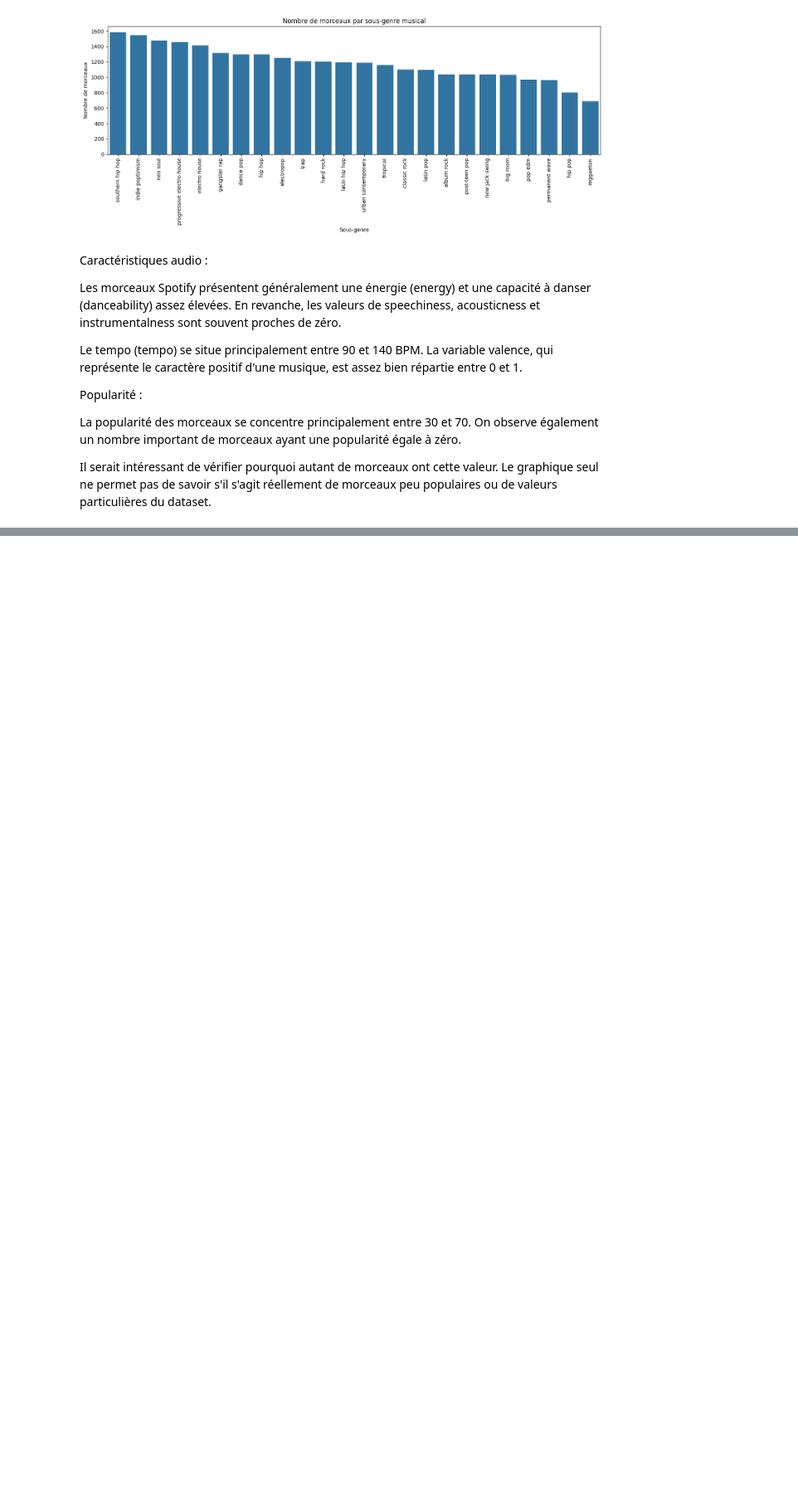
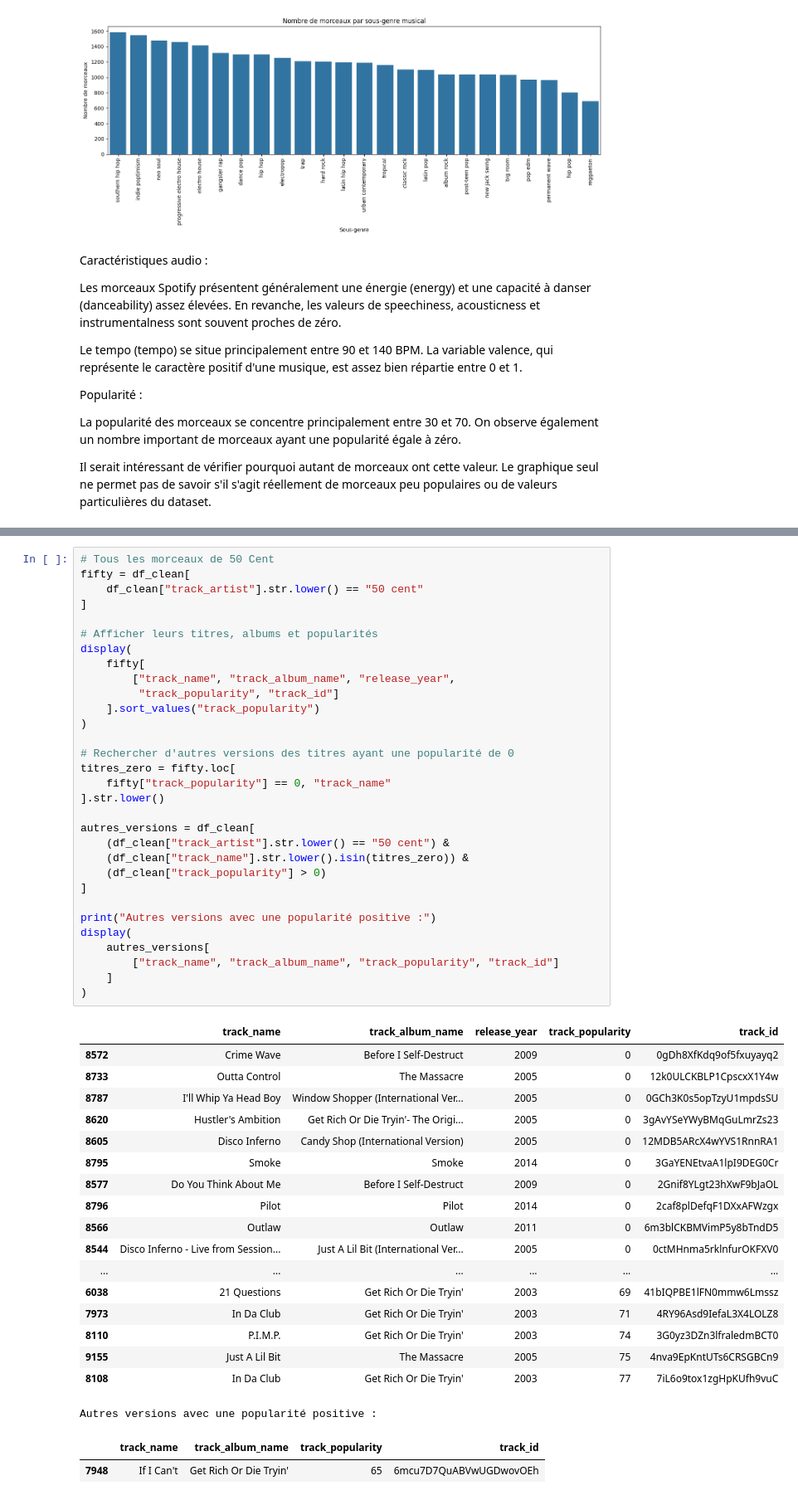
Before and after one commit to Mercure95/Projet-Machine-Learning-n-2---Spotify, a Jupyter notebook: notebooks/01_exploration.ipynb, the cells around one changed output, grey strips where cells are left out. Shown at 83% size. Cells and saved outputs as stored; diff of their text form; blank space fills up the shorter version.

```diff
--- a/notebooks/01_exploration.ipynb
+++ b/notebooks/01_exploration.ipynb
@@ -182,0 +462,52 @@ Popularité égale à 0 : 2620
+# %%
+# Tous les morceaux de 50 Cent
+fifty = df_clean[
+    df_clean["track_artist"].str.lower() == "50 cent"
+]
+
+# Afficher leurs titres, albums et popularités
+display(
+    fifty[
+        ["track_name", "track_album_name", "release_year",
+         "track_popularity", "track_id"]
+    ].sort_values("track_popularity")
+)
+
+# Rechercher d'autres versions des titres ayant une popularité de 0
+titres_zero = fifty.loc[
+    fifty["track_popularity"] == 0, "track_name"
+].str.lower()
+
+autres_versions = df_clean[
+    (df_clean["track_artist"].str.lower() == "50 cent") &
+    (df_clean["track_name"].str.lower().isin(titres_zero)) &
+    (df_clean["track_popularity"] > 0)
+]
+
+print("Autres versions avec une popularité positive :")
+display(
+    autres_versions[
+        ["track_name", "track_album_name", "track_popularity", "track_id"]
+    ]
+)
+# %% [output]
+|  | track_name | track_album_name | release_year | track_popularity | track_id |
+| 8572 | Crime Wave | Before I Self-Destruct | 2009 | 0 | 0gDh8XfKdq9of5fxuyayq2 |
+| 8733 | Outta Control | The Massacre | 2005 | 0 | 12k0ULCKBLP1CpscxX1Y4w |
+| 8787 | I'll Whip Ya Head Boy | Window Shopper (International Ver... | 2005 | 0 | 0GCh3K0s5opTzyU1mpdsSU |
+| 8620 | Hustler's Ambition | Get Rich Or Die Tryin'- The Origi... | 2005 | 0 | 3gAvYSeYWyBMqGuLmrZs23 |
+| 8605 | Disco Inferno | Candy Shop (International Version) | 2005 | 0 | 12MDB5ARcX4wYVS1RnnRA1 |
+| 8795 | Smoke | Smoke | 2014 | 0 | 3GaYENEtvaA1lpI9DEG0Cr |
+| 8577 | Do You Think About Me | Before I Self-Destruct | 2009 | 0 | 2Gnif8YLgt23hXwF9bJaOL |
+| 8796 | Pilot | Pilot | 2014 | 0 | 2caf8plDefqF1DXxAFWzgx |
+| 8566 | Outlaw | Outlaw | 2011 | 0 | 6m3blCKBMVimP5y8bTndD5 |
+| 8544 | Disco Inferno - Live from Session... | Just A Lil Bit (International Ver... | 2005 | 0 | 0ctMHnma5rklnfurOKFXV0 |
+| ... | ... | ... | ... | ... | ... |
+| 6038 | 21 Questions | Get Rich Or Die Tryin' | 2003 | 69 | 41bIQPBE1lFN0mmw6Lmssz |
+| 7973 | In Da Club | Get Rich Or Die Tryin' | 2003 | 71 | 4RY96Asd9IefaL3X4LOLZ8 |
+| 8110 | P.I.M.P. | Get Rich Or Die Tryin' | 2003 | 74 | 3G0yz3DZn3lfraledmBCT0 |
+| 9155 | Just A Lil Bit | The Massacre | 2005 | 75 | 4nva9EpKntUTs6CRSGBCn9 |
+| 8108 | In Da Club | Get Rich Or Die Tryin' | 2003 | 77 | 7iL6o9tox1zgHpKUfh9vuC |
+Autres versions avec une popularité positive :
+|  | track_name | track_album_name | track_popularity | track_id |
+| 7948 | If I Can't | Get Rich Or Die Tryin' | 65 | 6mcu7D7QuABVwUGDwovOEh |
```
Also changed, not shown: parts of 4 cells of this notebook, 1 other file.
